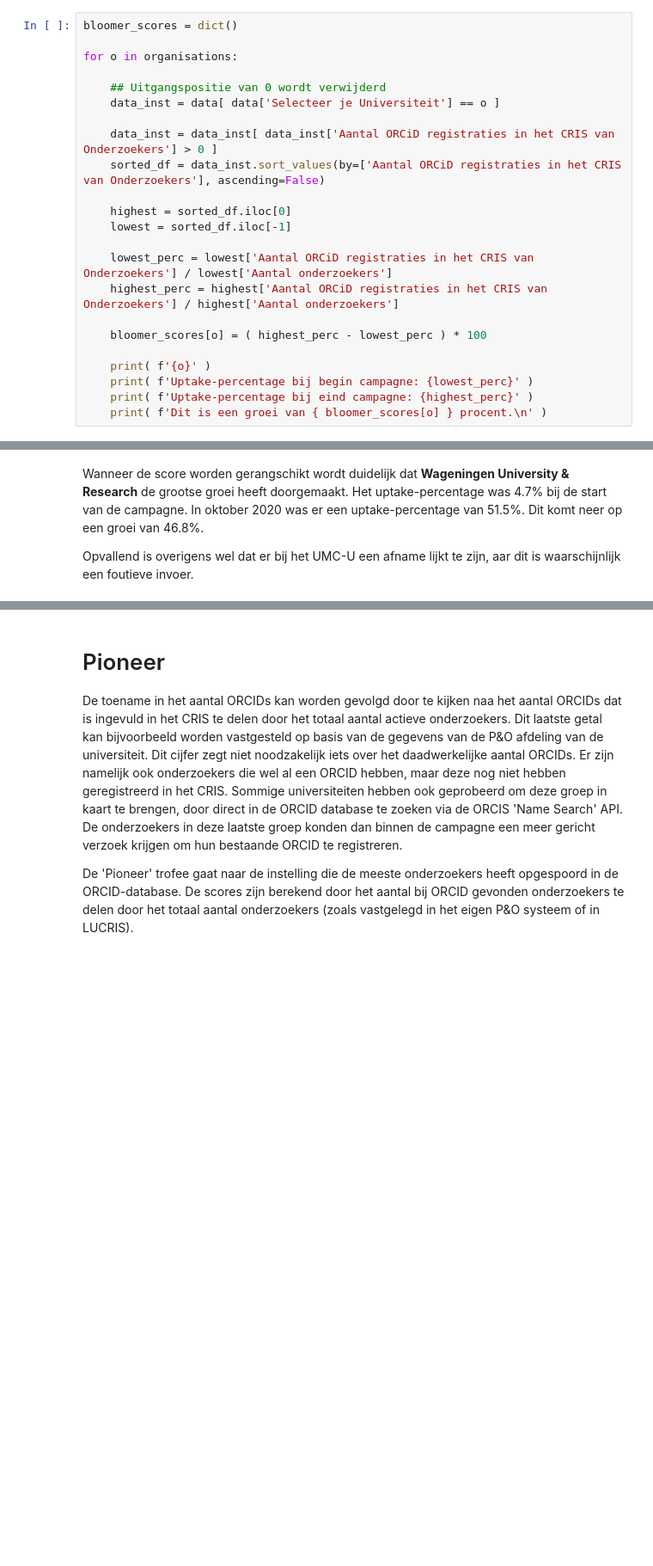
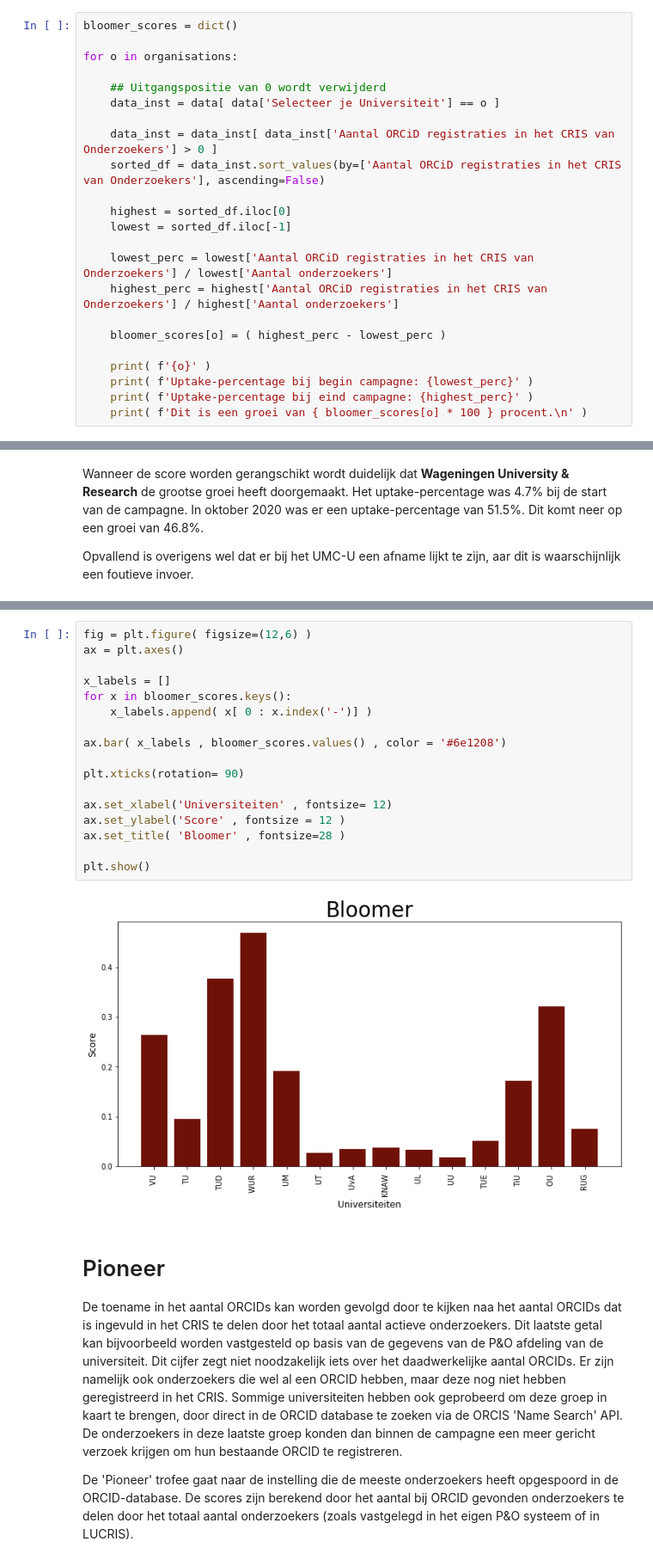
Before and after one commit to peterverhaar/monitoringOrcid, a Jupyter notebook: ORCID Trophee.ipynb, the cells around one changed output, grey strips where cells are left out. Shown at 86% size. Drawn from its saved outputs; the diff is of its cells as text; blank space fills up the shorter version.

```diff
--- a/ORCID Trophee.ipynb
+++ b/ORCID Trophee.ipynb
@@ -160,12 +203,12 @@ for o in organisations:
     lowest_perc = lowest['Aantal ORCiD registraties in het CRIS van Onderzoekers'] / lowest['Aantal onderzoekers']
     highest_perc = highest['Aantal ORCiD registraties in het CRIS van Onderzoekers'] / highest['Aantal onderzoekers']
 
-    bloomer_scores[o] = ( highest_perc - lowest_perc ) * 100
+    bloomer_scores[o] = ( highest_perc - lowest_perc )
 
     print( f'{o}' )
     print( f'Uptake-percentage bij begin campagne: {lowest_perc}' )
     print( f'Uptake-percentage bij eind campagne: {highest_perc}' )
-    print( f'Dit is een groei van { bloomer_scores[o] } procent.\n' )
+    print( f'Dit is een groei van { bloomer_scores[o] * 100 } procent.\n' )
 # %% [output]
 VU - Vrije Universiteit Amsterdam
 Uptake-percentage bij begin campagne: 0.20725009154155988
@@ -210,3 +252,22 @@ UMCU - Universitair Medisch Centrum Utrecht: -1.817
+# %%
+fig = plt.figure( figsize=(12,6) )
+ax = plt.axes()
+
+x_labels = []
+for x in bloomer_scores.keys():
+    x_labels.append( x[ 0 : x.index('-')] )
+
+ax.bar( x_labels , bloomer_scores.values() , color = '#6e1208')
+
+plt.xticks(rotation= 90)
+
+ax.set_xlabel('Universiteiten' , fontsize= 12)
+ax.set_ylabel('Score' , fontsize = 12 )
+ax.set_title( 'Bloomer' , fontsize=28 )
+
+plt.show()
+# %% [output]
+[figure, added]
 # %% [markdown]
 # Pioneer
 
```
Also changed, not shown: parts of 20 cells of this notebook.
